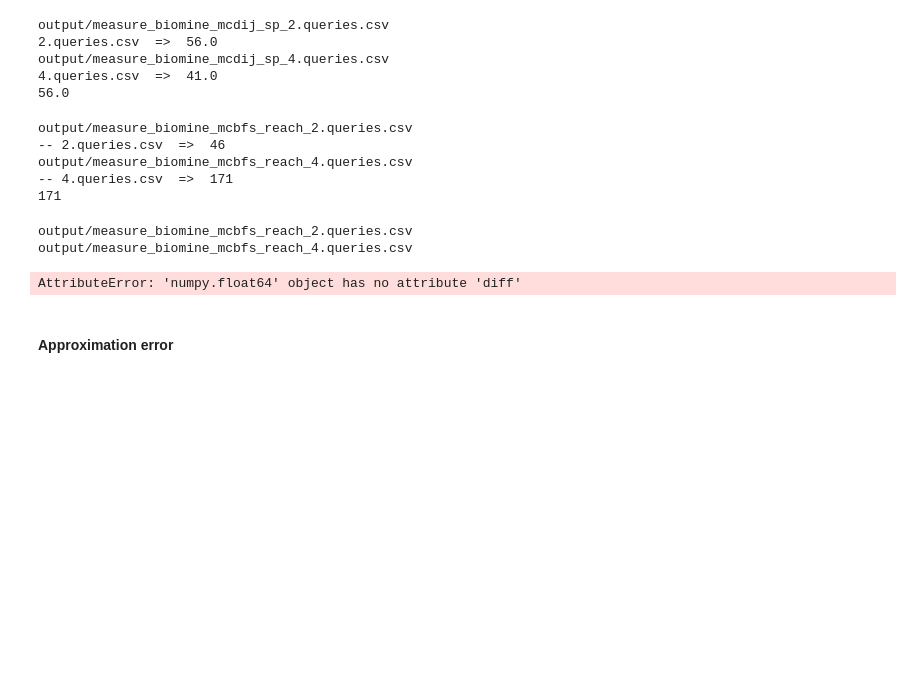
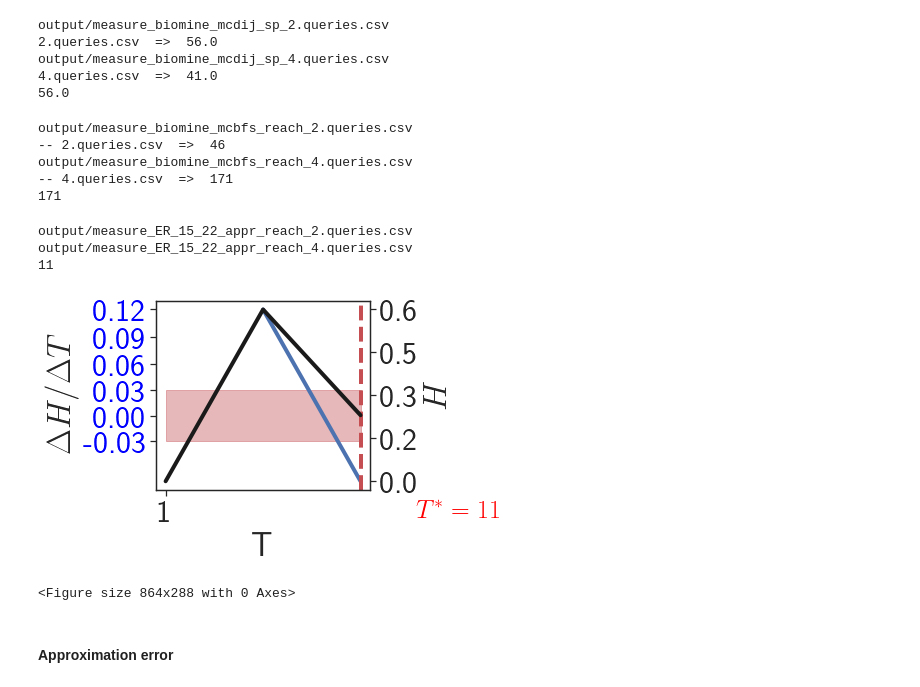
Before and after one commit to toggled/uncertainty, a Jupyter notebook: test.ipynb, the cells around one changed output. Cells and saved outputs as stored; diff of their text form; code cells hidden in the pictures; blank space fills up the shorter version.

```diff
--- a/test.ipynb
+++ b/test.ipynb
@@ -253,22 +253,22 @@ from matplotlib.ticker import FormatStrFormatter
 pr = 'reach'
 # pr = 'sp'
 # pr='tri'
-# alg = 'appr'
+alg = 'appr'
 # alg = 'mcdij'
-alg = 'mcbfs'
+# alg = 'mcbfs'
 # alg = 'mcapproxtri'
 # data = 'products'
 # data = 'papers'
 # data = 'restaurants'
-# data = 'ER_15_22'
+data = 'ER_15_22'
 # data = 'flickr'
 # data = 'rome'
-data = 'biomine'
+# data = 'biomine'
 _max = -1
 # invert = True
 invert = False
-loop = 'N' # 'T'
-# loop = 'T'
+# loop = 'N' # 'T'
+loop = 'T'
 epsilon = [0.001,0.03][loop=='T']
 # epsilon = 0.03
 step = 5
@@ -342,37 +342,39 @@ eps = np.ones_like(x)*epsilon
 # plt.plot(x, zero, 'k-',axes=ax)
 plt.fill_between(x, zero - eps, zero + eps, color='r', alpha=0.4)
 
 plt.ylabel('$\Delta H/\Delta '+loop+'$',fontsize=fontsize)
 plt.xlabel(loop,fontsize=fontsize)
 ax.xaxis.set_major_formatter(FormatStrFormatter('%d'))
 # plt.xticks(np.linspace(avg_df[loop].min(),avg_df[loop].max()//2,3),fontsize=fontsize-2)
 plt.xticks([1,50,100], fontsize=fontsize-2)
 plt.yticks([-epsilon,0,epsilon]+np.linspace(2*epsilon,avg_df['dHdN'].max(),3).tolist(),fontsize=fontsize-2,color='blue')
 # plt.yticks([-0.03,0,0.03,0.06,avg_df['dHdN'].max()],fontsize=fontsize-2)
 # ax.rig
 # plt.yticks(fontsize=fontsize-2)
 ax2 = ax.twinx()
 avg_df.plot(loop,'H',ax=ax2,color='k',legend=None,lw=lw)
 plt.yticks(np.linspace(avg_df['H'].min(),avg_df['H'].max(),5),fontsize=fontsize-2)
 plt.ylabel('$H$',fontsize=fontsize)
 ax = plt.gca()
 if data == 'ER_15_22':
     ax.yaxis.set_major_formatter(FormatStrFormatter('%.1f'))
 else:
     ax.yaxis.set_major_formatter(FormatStrFormatter('%.2f'))
 # ax.set_yticks('left',fontsize=fontsize-2)
 # print(avg_df['H'])
-plt.xlim((1,100))
+# plt.xlim((1,100))
 # plt.legend(loc = 'upper left', fontsize=fontsize+6, bbox_to_anchor=(0.8,1.01),frameon = False,prop={"size":28})
 plt.tight_layout()
 plt.savefig('figs/er_'+alg+'_'+pr+'_'+loop+'loop.pdf')
 plt.show()
 plt.clf()
 # avg_df
 # %% [output]
-output/measure_biomine_mcbfs_reach_2.queries.csv
-output/measure_biomine_mcbfs_reach_4.queries.csv
+output/measure_ER_15_22_appr_reach_2.queries.csv
+output/measure_ER_15_22_appr_reach_4.queries.csv
+11
+[figure, added]
-AttributeError: 'numpy.float64' object has no attribute 'diff'
+<Figure size 864x288 with 0 Axes>
 # %% [markdown]
 #### Approximation error
 # %%
```
Also changed, not shown: parts of 2 cells of this notebook, 1 other file.
